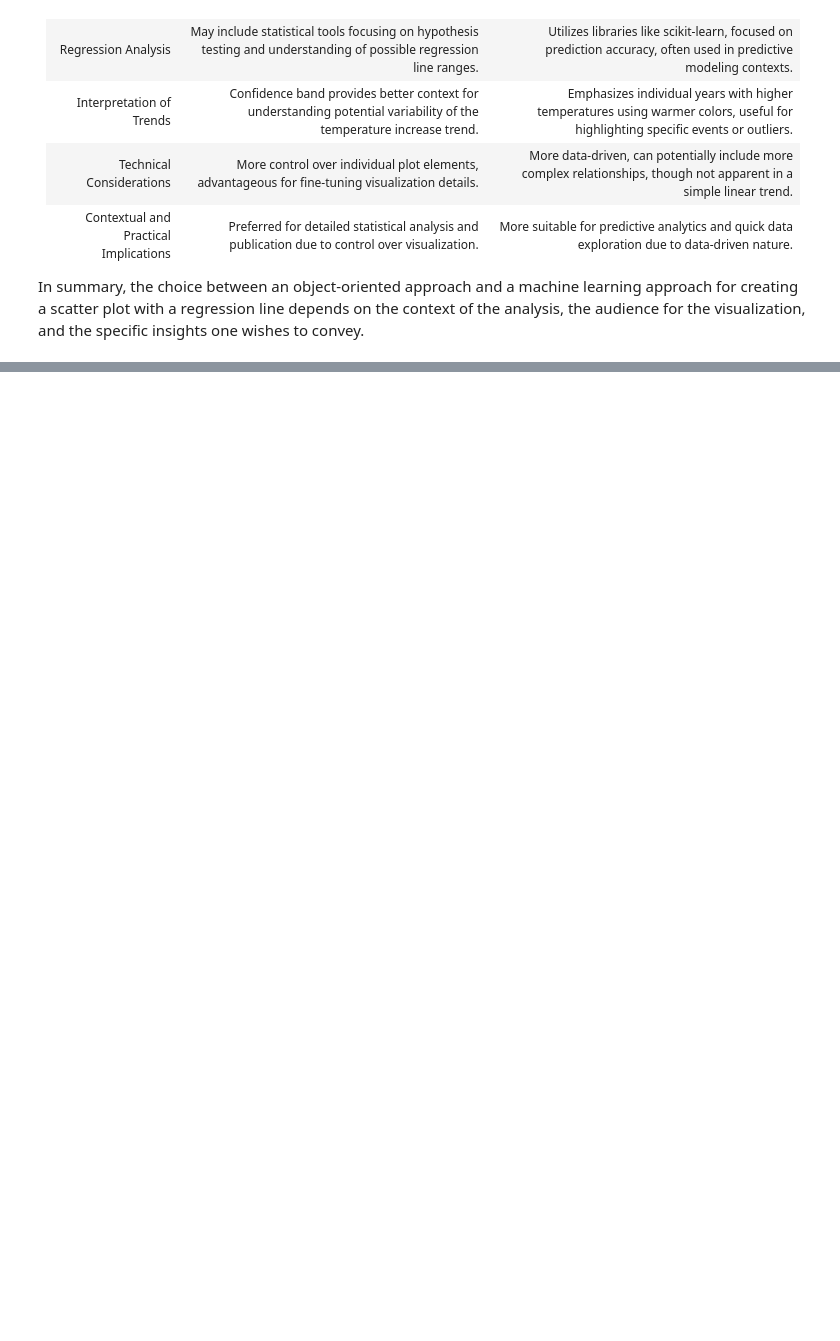
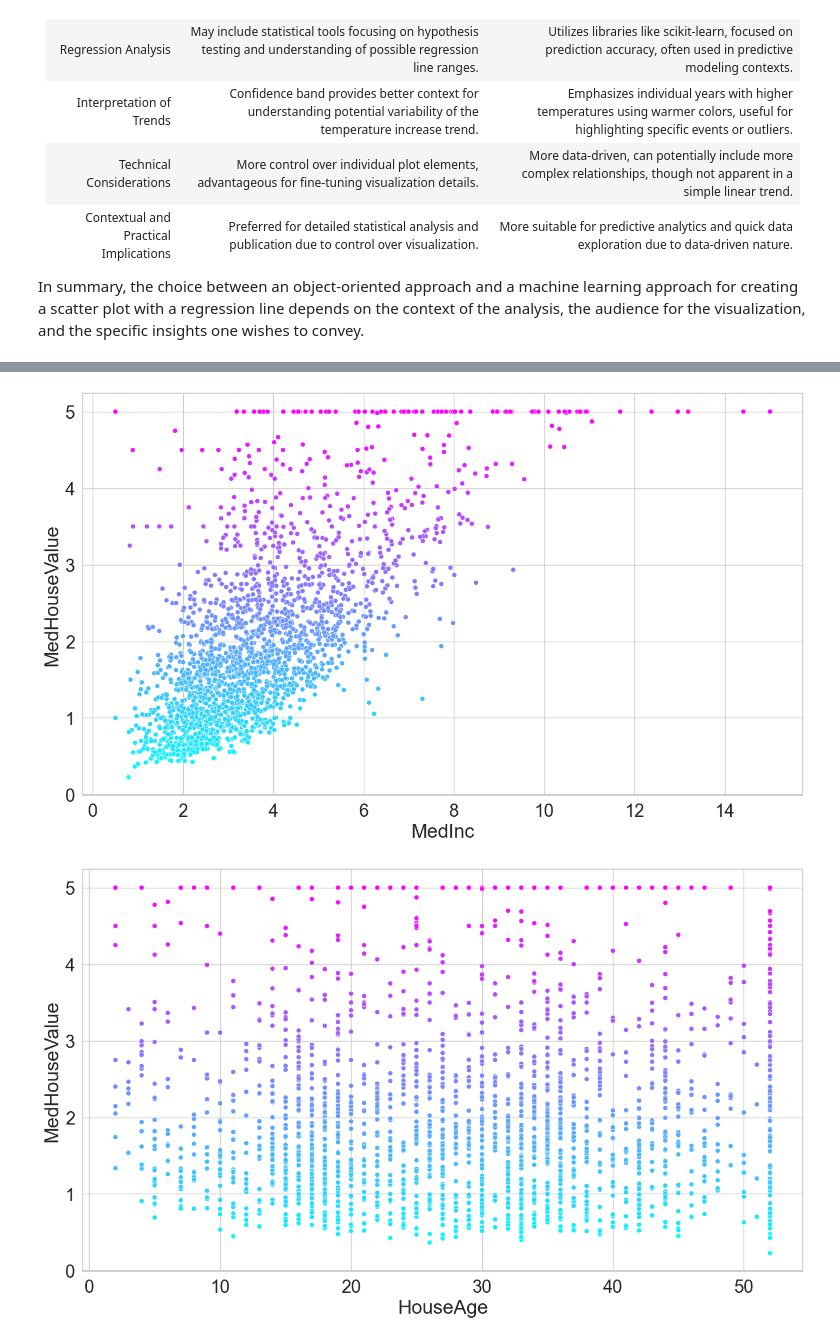
Before and after one commit to tfmontague/datafun-07-applied, a Jupyter notebook: tmontague_ml.ipynb, the cells around one changed output, grey strips where cells are left out. Saved outputs shown, nothing was run; the diff lists cells and outputs as text; code cells hidden in the pictures; blank space fills up the shorter version.

```diff
--- a/tmontague_ml.ipynb
+++ b/tmontague_ml.ipynb
@@ -302,0 +313,3 @@ In summary, the choice between an object-oriented approach and a machine learnin
+# %%
+from sklearn.datasets import fetch_california_housing
+california = fetch_california_housing()
@@ -302,0 +376,10 @@ In summary, the choice between an object-oriented approach and a machine learnin
+# %%
+# Creating the initial DataFrame using the data in california.data and with the column names specified by california.feature_names
+california_df = pd.DataFrame(california.data,
+    columns=california.feature_names)
+
+# Adding a column for the median house values stored in california.target
+california_df['MedHouseValue'] = pd.Series(california.target)
+
+# Using head function to view snapshot of dataframe
+california_df.head()
@@ -302,0 +410,18 @@ In summary, the choice between an object-oriented approach and a machine learnin
+# %%
+# Using sample method to randomly select 10% of samples for graphing
+sample_df = california_df.sample(frac=0.1, random_state=17)
+
+import matplotlib.pyplot as plt
+import seaborn as sns
+
+sns.set(font_scale=2)
+sns.set_style('whitegrid')
+
+for feature in california.feature_names:
+    plt.figure(figsize=(16, 9))
+    sns.scatterplot(data=sample_df, x=feature,
+        y='MedHouseValue', hue='MedHouseValue',
+        palette='cool', legend=False)
+# %% [output]
+[figure, added]
+[figure, added]
```
Also changed, not shown: parts of 36 cells of this notebook, 1 other file.
